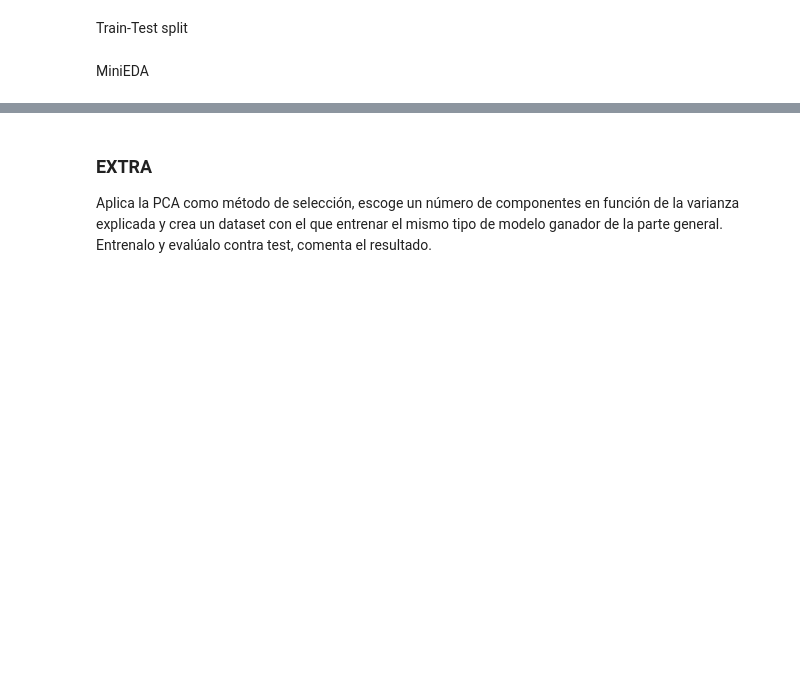
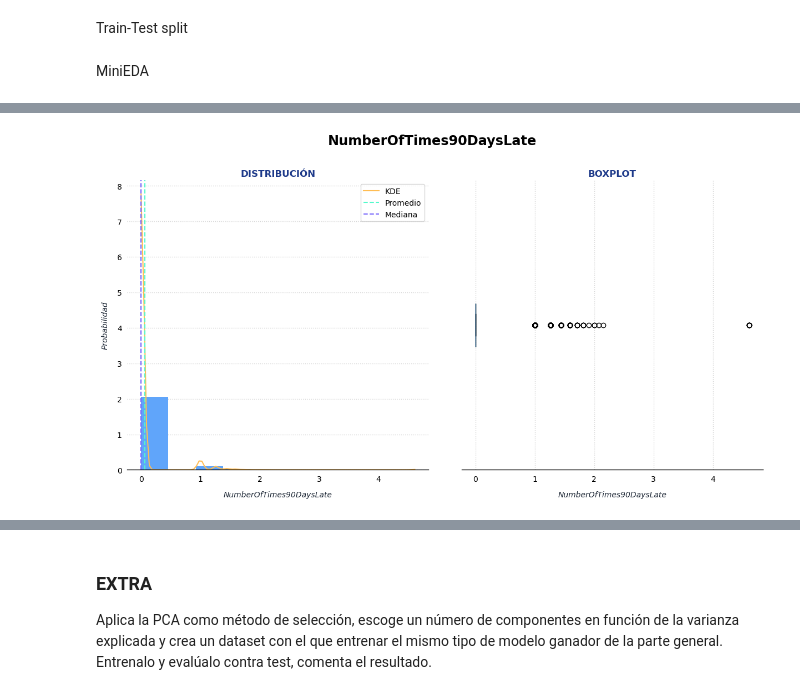
Before and after one commit to aaerror/ONLINE_DS_THEBRIDGE_AAC, a Jupyter notebook: sprint_14/feature_selection/feature_selection.ipynb, the cells around one changed output, grey strips where cells are left out. Cells and saved outputs as stored; diff of their text form; code cells hidden in the pictures; blank space fills up the shorter version.

```diff
--- a/sprint_14/feature_selection/feature_selection.ipynb
+++ b/sprint_14/feature_selection/feature_selection.ipynb
@@ -693,0 +817,61 @@ plt.show()
+# %%
+serie = np.cbrt(df_train["NumberOfTimes90DaysLate"])
+
+fig, axs = plt.subplots(nrows=1, ncols=2, figsize=(12, 6))
+fig.suptitle("NumberOfTimes90DaysLate", y=1.1)
+
+axs[0].set_title("Distribución".upper())
+
+bins = np.histogram_bin_edges(serie, bins="fd")
+axs[0].hist(x=serie, density=True, color="#60A5FA", zorder=2)
+
+x = np.linspace(serie.min(), serie.max(), 100)
+kde = stats.gaussian_kde(serie)
+axs[0].plot(x, kde(x), color="#FFBD54", label="KDE")
+
+# PROMEDIO
+axs[0].axvline(
+	serie.mean(),
+	linestyle="dashed",
+	color="#52FACC",
+	label="Promedio"
+)
+# MEDIANA
+axs[0].axvline(
+	serie.median(),
+	linestyle="dashed",
+	color="#7969FB",
+	label="Mediana"
+)
+
+axs[0].set_xlabel("NumberOfTimes90DaysLate", fontstyle="italic")
+axs[0].set_ylabel("Probabilidad", fontstyle="italic")
+axs[0].grid(axis="y")
+axs[0].spines[["left"]].set_visible(False)
+axs[0].spines["bottom"].set_linewidth(1)
+axs[0].legend()
+
+
+
+
+axs[1].set_title("Boxplot".upper())
+axs[1].boxplot(
+	x=serie,
+	boxprops={"facecolor" : "#C2410C"},
+	medianprops={"color" : "#0F4D7D"},
+	orientation="horizontal",
+	patch_artist=True
+)
+
+axs[1].set_yticks([])
+axs[1].set_xlabel("NumberOfTimes90DaysLate", fontstyle="italic")
+axs[1].set_ylabel("")
+axs[1].grid(axis="x")
+axs[1].spines[["left"]].set_visible(False)
+axs[1].spines["bottom"].set_linewidth(1)
+
+
+fig.get_layout_engine().set(hspace=0.25, wspace=0.1)
+plt.show()
+# %% [output]
+[figure, added]
```
Also changed, not shown: parts of 40 cells of this notebook.
